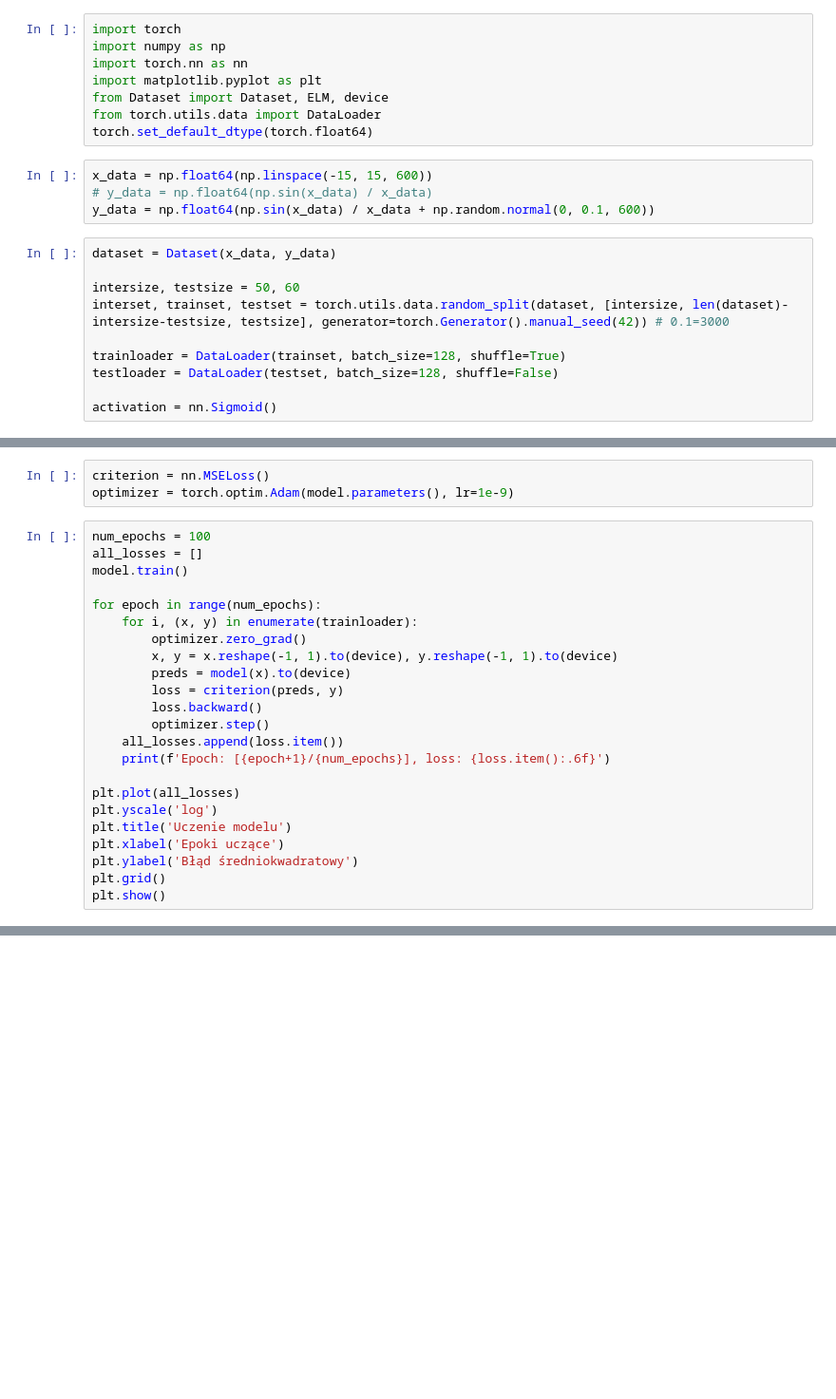
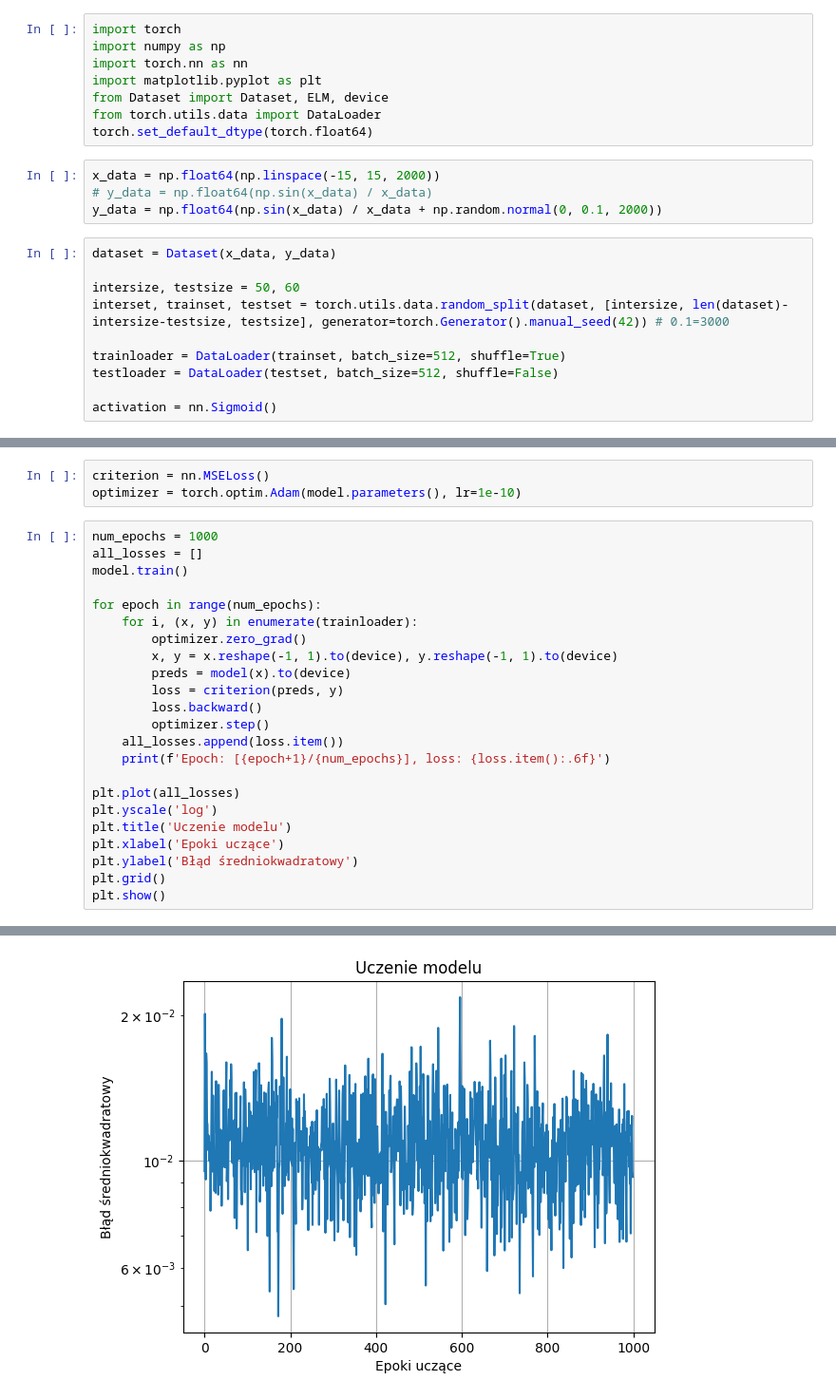
Before and after one commit to pochlebiacz/Analytical-neural-network-learning-algorithms, a Jupyter notebook: R1/6-Interpolating ELM.ipynb, the cells around one changed output, grey strips where cells are left out. Shown at 95% size. Saved outputs shown, nothing was run; the diff lists cells and outputs as text; blank space fills up the shorter version.

```diff
--- a/R1/6-Interpolating ELM.ipynb
+++ b/R1/6-Interpolating ELM.ipynb
@@ -7,17 +7,17 @@ from Dataset import Dataset, ELM, device
 from torch.utils.data import DataLoader
 torch.set_default_dtype(torch.float64)
 # %%
-x_data = np.float64(np.linspace(-15, 15, 600))
+x_data = np.float64(np.linspace(-15, 15, 2000))
 # y_data = np.float64(np.sin(x_data) / x_data)
-y_data = np.float64(np.sin(x_data) / x_data + np.random.normal(0, 0.1, 600))
+y_data = np.float64(np.sin(x_data) / x_data + np.random.normal(0, 0.1, 2000))
 # %%
 dataset = Dataset(x_data, y_data)
 
 intersize, testsize = 50, 60
 interset, trainset, testset = torch.utils.data.random_split(dataset, [intersize, len(dataset)-intersize-testsize, testsize], generator=torch.Generator().manual_seed(42)) # 0.1=3000
 
-trainloader = DataLoader(trainset, batch_size=128, shuffle=True)
-testloader = DataLoader(testset, batch_size=128, shuffle=False)
+trainloader = DataLoader(trainset, batch_size=512, shuffle=True)
+testloader = DataLoader(testset, batch_size=512, shuffle=False)
 
 activation = nn.Sigmoid()
 # %%
@@ -88,8 +100,8 @@ plt.show()
 # %%
 criterion = nn.MSELoss()
-optimizer = torch.optim.Adam(model.parameters(), lr=1e-9)
+optimizer = torch.optim.Adam(model.parameters(), lr=1e-10)
 # %%
-num_epochs = 100
+num_epochs = 1000
 all_losses = []
 model.train()
 
@@ -111,3 +123,4 @@ plt.xlabel('Epoki uczące')
 plt.ylabel('Błąd średniokwadratowy')
 plt.grid()
 plt.show()
+# %% [output]
@@ -114,3 +144,4 @@ plt.show()
+[figure, added]
 # %%
 print(f'Train error: {(model(trainset[:][0].clone().detach().reshape(-1, 1).to(device))-trainset[:][1].reshape(-1, 1).to(device)).reshape(-1).pow(2).mean()}')
 print(f'Test error: {(model(testset[:][0].clone().detach().reshape(-1, 1).to(device))-testset[:][1].reshape(-1, 1).to(device)).reshape(-1).pow(2).mean()}')
```
Also changed, not shown: parts of 5 cells of this notebook, 13 other files.
